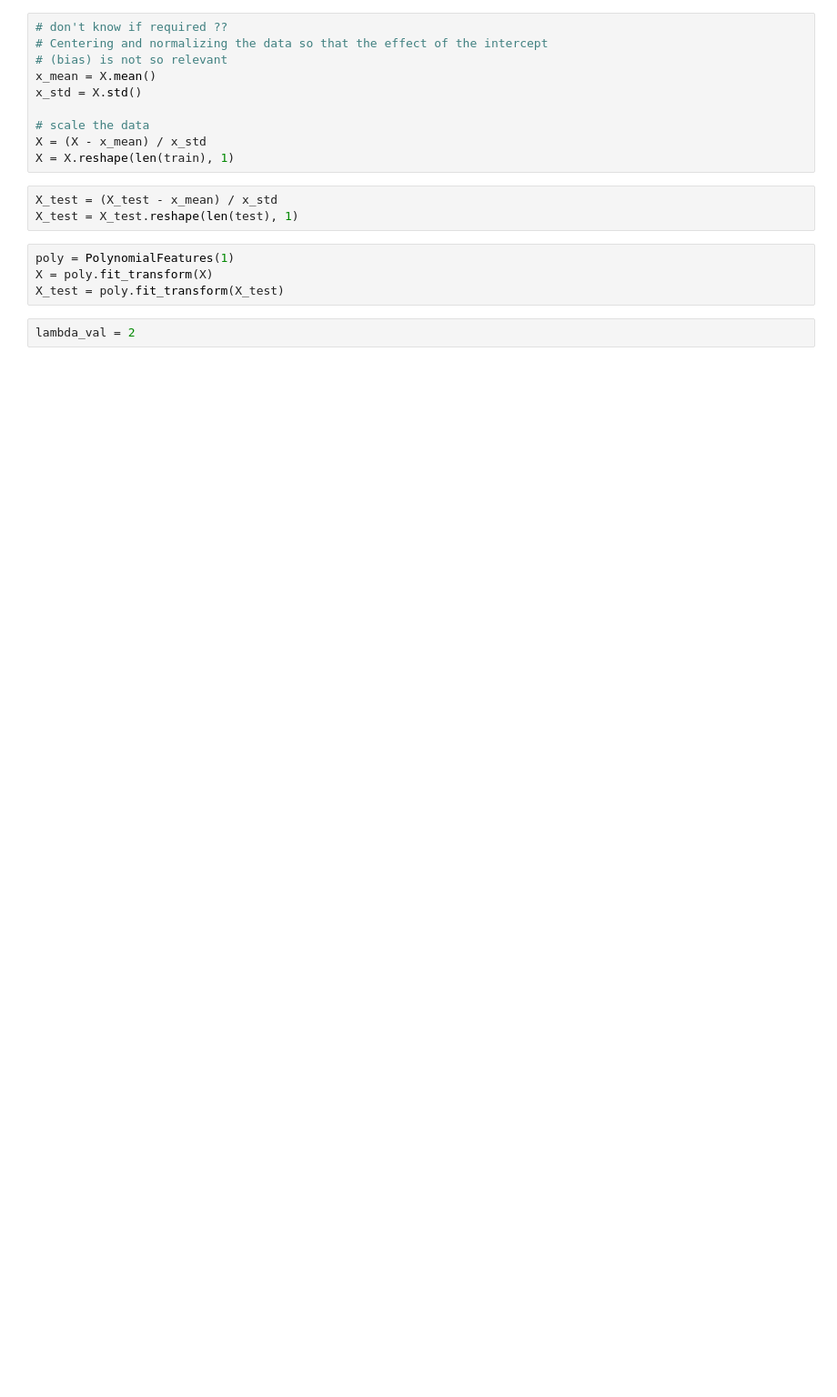
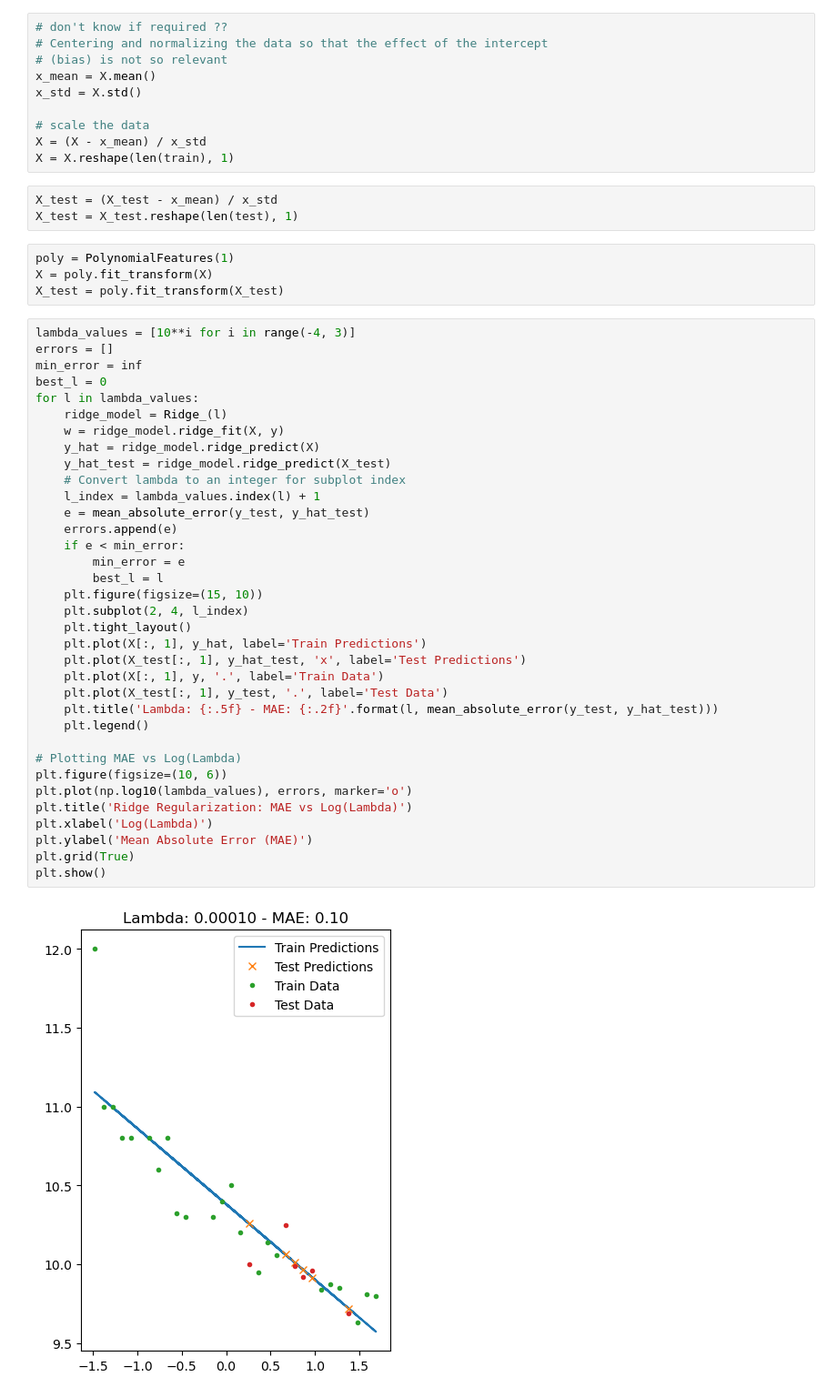
Before and after one commit to sararst/Malis, a Jupyter notebook: proj3/task2.ipynb, the cells around one changed output. Shown at 91% size. Drawn from its saved outputs; the diff is of its cells as text; blank space fills up the shorter version.

```diff
--- a/proj3/task2.ipynb
+++ b/proj3/task2.ipynb
@@ -39,5 +37,40 @@ X_test = X_test.reshape(len(test), 1)
 poly = PolynomialFeatures(1)
 X = poly.fit_transform(X)
 X_test = poly.fit_transform(X_test)
-# %%
-lambda_val = 2
+# %%
+lambda_values = [10**i for i in range(-4, 3)]
+errors = []
+min_error = inf
+best_l = 0
+for l in lambda_values:
+    ridge_model = Ridge_(l)
+    w = ridge_model.ridge_fit(X, y)
+    y_hat = ridge_model.ridge_predict(X)
+    y_hat_test = ridge_model.ridge_predict(X_test)
+    # Convert lambda to an integer for subplot index
+    l_index = lambda_values.index(l) + 1
+    e = mean_absolute_error(y_test, y_hat_test)
+    errors.append(e)
+    if e < min_error:
+        min_error = e
+        best_l = l
+    plt.figure(figsize=(15, 10))
+    plt.subplot(2, 4, l_index)
+    plt.tight_layout()
+    plt.plot(X[:, 1], y_hat, label='Train Predictions')
+    plt.plot(X_test[:, 1], y_hat_test, 'x', label='Test Predictions')
+    plt.plot(X[:, 1], y, '.', label='Train Data')
+    plt.plot(X_test[:, 1], y_test, '.', label='Test Data')
+    plt.title('Lambda: {:.5f} - MAE: {:.2f}'.format(l, mean_absolute_error(y_test, y_hat_test)))
+    plt.legend()
+
+# Plotting MAE vs Log(Lambda)
+plt.figure(figsize=(10, 6))
+plt.plot(np.log10(lambda_values), errors, marker='o')
+plt.title('Ridge Regularization: MAE vs Log(Lambda)')
+plt.xlabel('Log(Lambda)')
+plt.ylabel('Mean Absolute Error (MAE)')
+plt.grid(True)
+plt.show()
+# %% [output]
+[figure, added]
```
Also changed, not shown: parts of 10 cells of this notebook, 2 other files.
